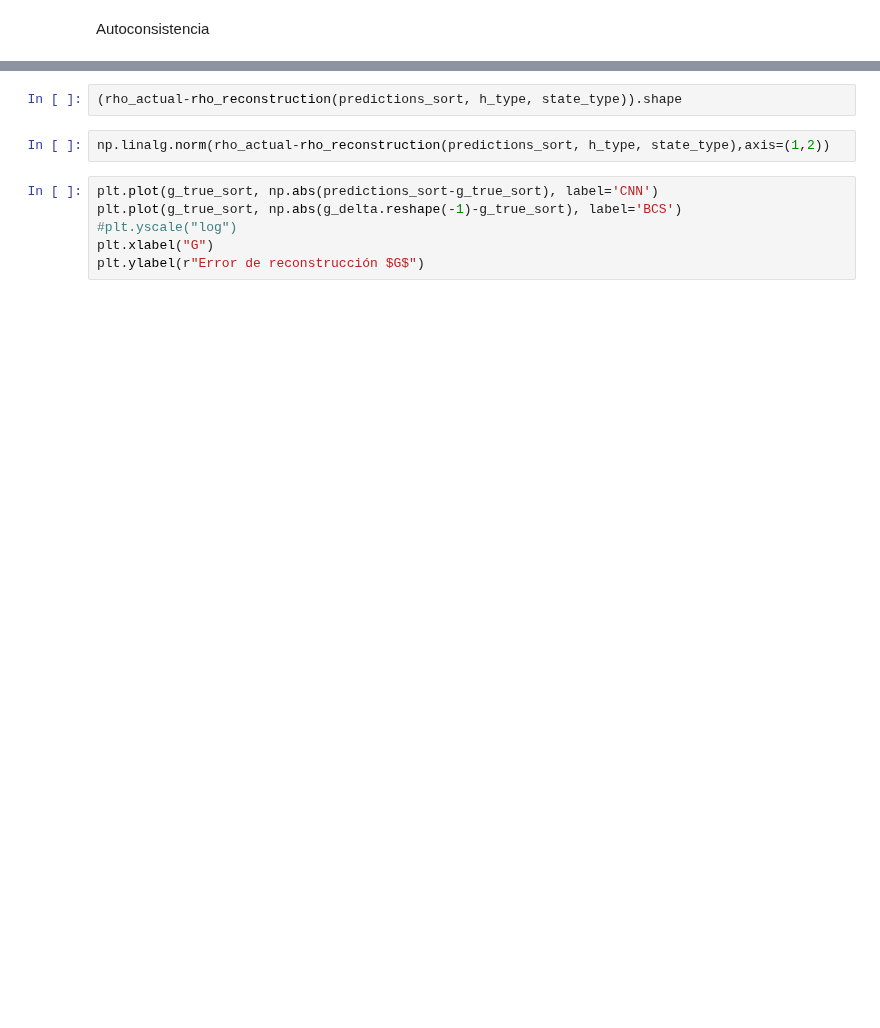
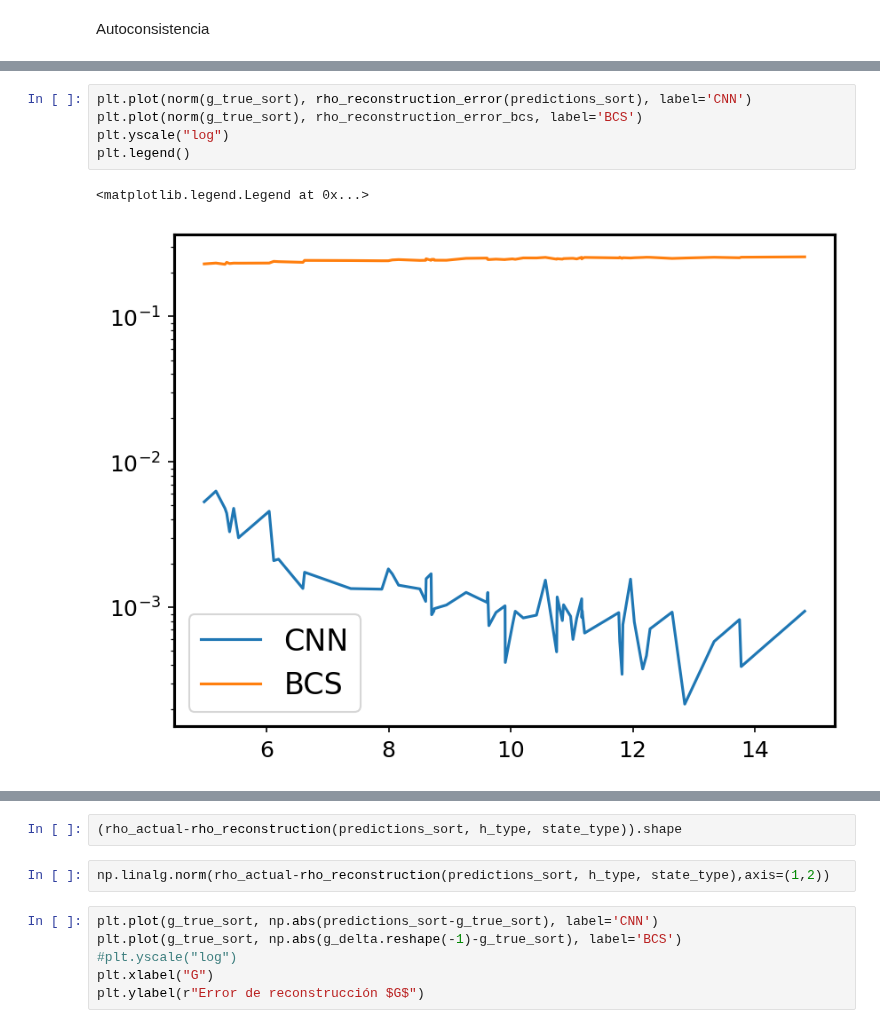
Before and after one commit to aguschanchu/FermionicML, a Jupyter notebook: FermionicML_thermal_2body.ipynb, the cells around one changed output, grey strips where cells are left out. Cells and saved outputs as stored; diff of their text form; blank space fills up the shorter version.

```diff
--- a/FermionicML_thermal_2body.ipynb
+++ b/FermionicML_thermal_2body.ipynb
@@ -1630,0 +1674,8 @@ plt.show()
+# %%
+plt.plot(norm(g_true_sort), rho_reconstruction_error(predictions_sort), label='CNN')
+plt.plot(norm(g_true_sort), rho_reconstruction_error_bcs, label='BCS')
+plt.yscale("log")
+plt.legend()
+# %% [output]
+<matplotlib.legend.Legend at 0x...>
+[figure, added]
```
Also changed, not shown: parts of 14 cells of this notebook.
